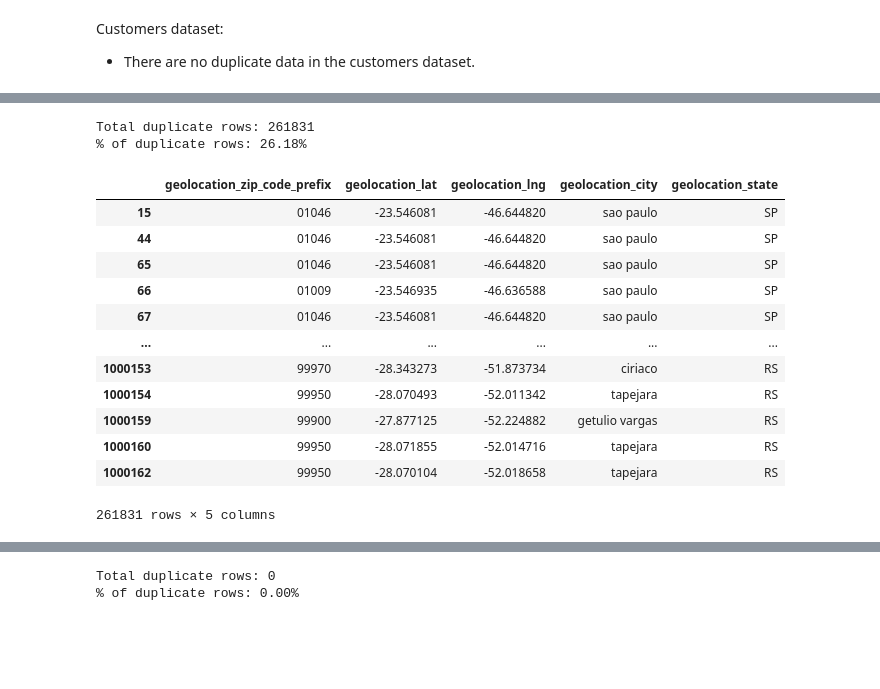
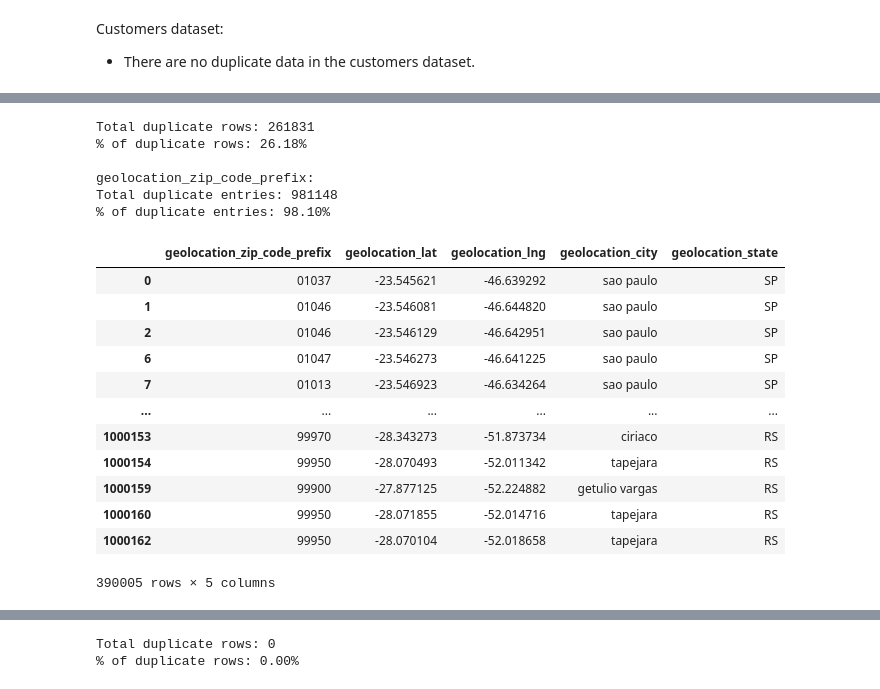
Before and after one commit to g-awaine/y3s2_caie_assessment, a Jupyter notebook: annex/preliminary_data_analysis.ipynb, the cells around one changed output, grey strips where cells are left out. Saved outputs shown, nothing was run; the diff lists cells and outputs as text; code cells hidden in the pictures; blank space fills up the shorter version.

```diff
--- a/annex/preliminary_data_analysis.ipynb
+++ b/annex/preliminary_data_analysis.ipynb
@@ -916,23 +932,28 @@ Customers dataset:
 # %%
 # Identify the duplicate entries in the geolocation dataset
 duplicate_entries_search(geolocation_df)
+duplicate_values_search(geolocation_df, 'geolocation_zip_code_prefix')
 # %% [output]
 Total duplicate rows: 261831
 % of duplicate rows: 26.18%
+
+geolocation_zip_code_prefix:
+Total duplicate entries: 981148
+% of duplicate entries: 98.10%
 # %%
 # Observe the duplicate rows in the geolocations dataset
-geolocation_df[geolocation_df.duplicated()]
+geolocation_df[geolocation_df.duplicated(keep=False)]
 # %% [output]
 |  | geolocation_zip_code_prefix | geolocation_lat | geolocation_lng | geolocation_city | geolocation_state |
-| 15 | 01046 | -23.546081 | -46.644820 | sao paulo | SP |
-| 44 | 01046 | -23.546081 | -46.644820 | sao paulo | SP |
-| 65 | 01046 | -23.546081 | -46.644820 | sao paulo | SP |
-| 66 | 01009 | -23.546935 | -46.636588 | sao paulo | SP |
-| 67 | 01046 | -23.546081 | -46.644820 | sao paulo | SP |
+| 0 | 01037 | -23.545621 | -46.639292 | sao paulo | SP |
+| 1 | 01046 | -23.546081 | -46.644820 | sao paulo | SP |
+| 2 | 01046 | -23.546129 | -46.642951 | sao paulo | SP |
+| 6 | 01047 | -23.546273 | -46.641225 | sao paulo | SP |
+| 7 | 01013 | -23.546923 | -46.634264 | sao paulo | SP |
 | ... | ... | ... | ... | ... | ... |
 | 1000153 | 99970 | -28.343273 | -51.873734 | ciriaco | RS |
 | 1000154 | 99950 | -28.070493 | -52.011342 | tapejara | RS |
 | 1000159 | 99900 | -27.877125 | -52.224882 | getulio vargas | RS |
 | 1000160 | 99950 | -28.071855 | -52.014716 | tapejara | RS |
 | 1000162 | 99950 | -28.070104 | -52.018658 | tapejara | RS |
-261831 rows × 5 columns
+390005 rows × 5 columns
```
Also changed, not shown: parts of 37 cells of this notebook.
